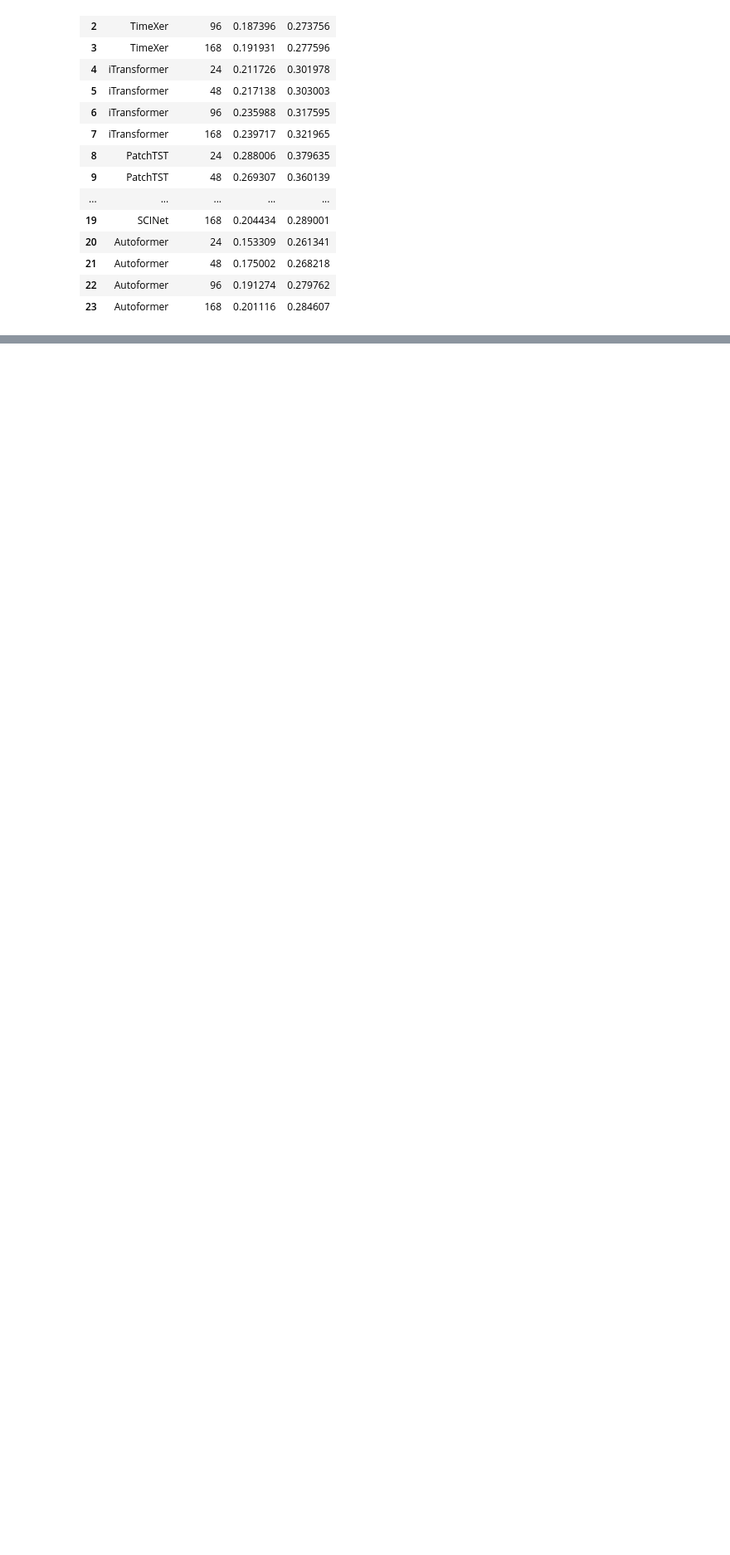
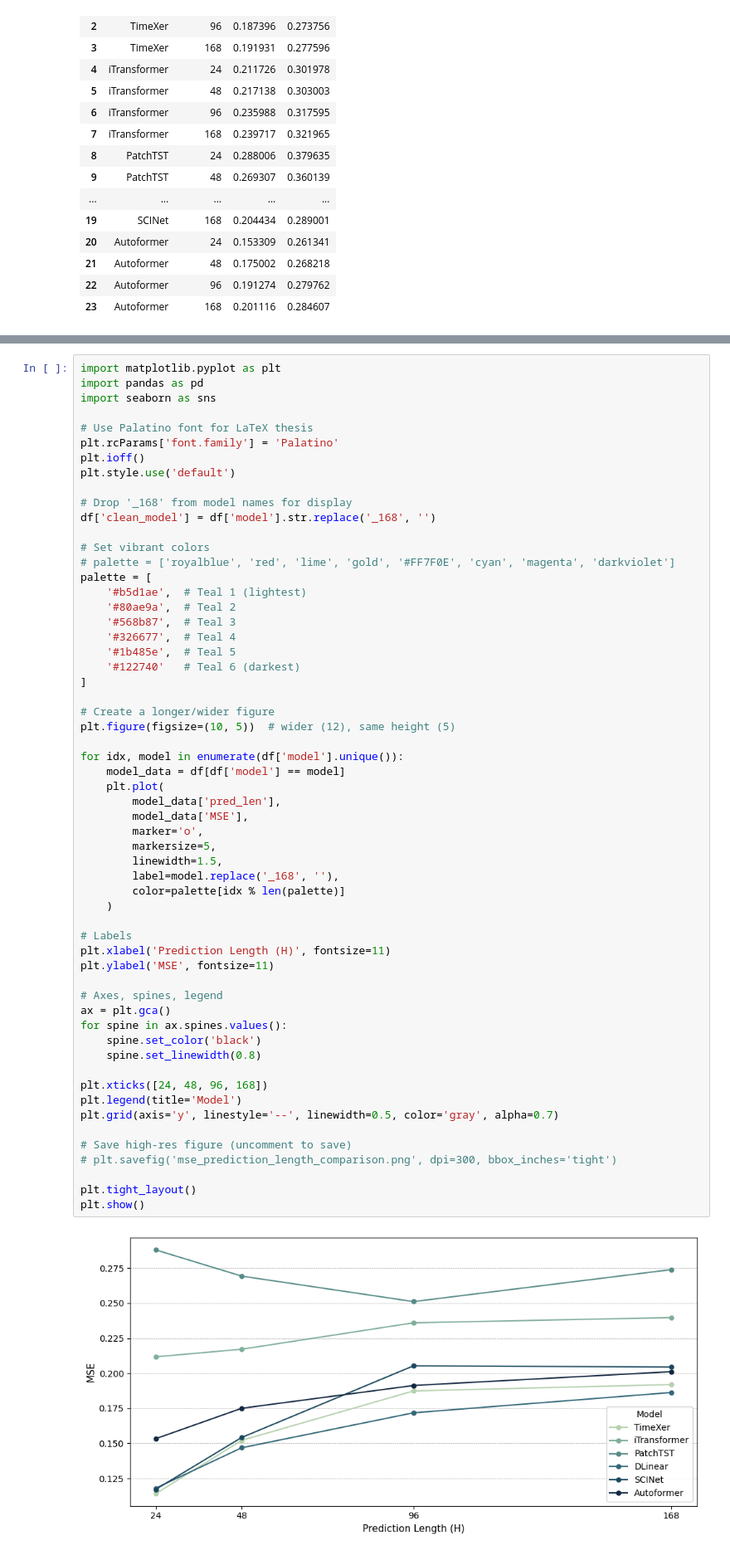
Before and after one commit to emircanince/power, a Jupyter notebook: forecasting_final.ipynb, the cells around one changed output, grey strips where cells are left out. Shown at 83% size. Saved outputs shown, nothing was run; the diff lists cells and outputs as text; blank space fills up the shorter version.

Commit message:
visuals

```diff
--- a/forecasting_final.ipynb
+++ b/forecasting_final.ipynb
@@ -343,0 +315,60 @@ plt.show()
+# %%
+import matplotlib.pyplot as plt
+import pandas as pd
+import seaborn as sns
+
+# Use Palatino font for LaTeX thesis
+plt.rcParams['font.family'] = 'Palatino'
+plt.ioff()
+plt.style.use('default')
+
+# Drop '_168' from model names for display
+df['clean_model'] = df['model'].str.replace('_168', '')
+
+# Set vibrant colors
+# palette = ['royalblue', 'red', 'lime', 'gold', '#FF7F0E', 'cyan', 'magenta', 'darkviolet']
+palette = [
+    '#b5d1ae',  # Teal 1 (lightest)
+    '#80ae9a',  # Teal 2
+    '#568b87',  # Teal 3
+    '#326677',  # Teal 4
+    '#1b485e',  # Teal 5
+    '#122740'   # Teal 6 (darkest)
+]
+
+# Create a longer/wider figure
+plt.figure(figsize=(10, 5))  # wider (12), same height (5)
+
+for idx, model in enumerate(df['model'].unique()):
+    model_data = df[df['model'] == model]
+    plt.plot(
+        model_data['pred_len'],
+        model_data['MSE'],
+        marker='o',
+        markersize=5,
+        linewidth=1.5,
+        label=model.replace('_168', ''),
+        color=palette[idx % len(palette)]
+    )
+
+# Labels
+plt.xlabel('Prediction Length (H)', fontsize=11)
+plt.ylabel('MSE', fontsize=11)
+
+# Axes, spines, legend
+ax = plt.gca()
+for spine in ax.spines.values():
+    spine.set_color('black')
+    spine.set_linewidth(0.8)
+
+plt.xticks([24, 48, 96, 168])
+plt.legend(title='Model')
+plt.grid(axis='y', linestyle='--', linewidth=0.5, color='gray', alpha=0.7)
+
+# Save high-res figure (uncomment to save)
+# plt.savefig('mse_prediction_length_comparison.png', dpi=300, bbox_inches='tight')
+
+plt.tight_layout()
+plt.show()
+# %% [output]
+[figure, added]
```
Also changed, not shown: parts of 7 cells of this notebook, 8 other files.
